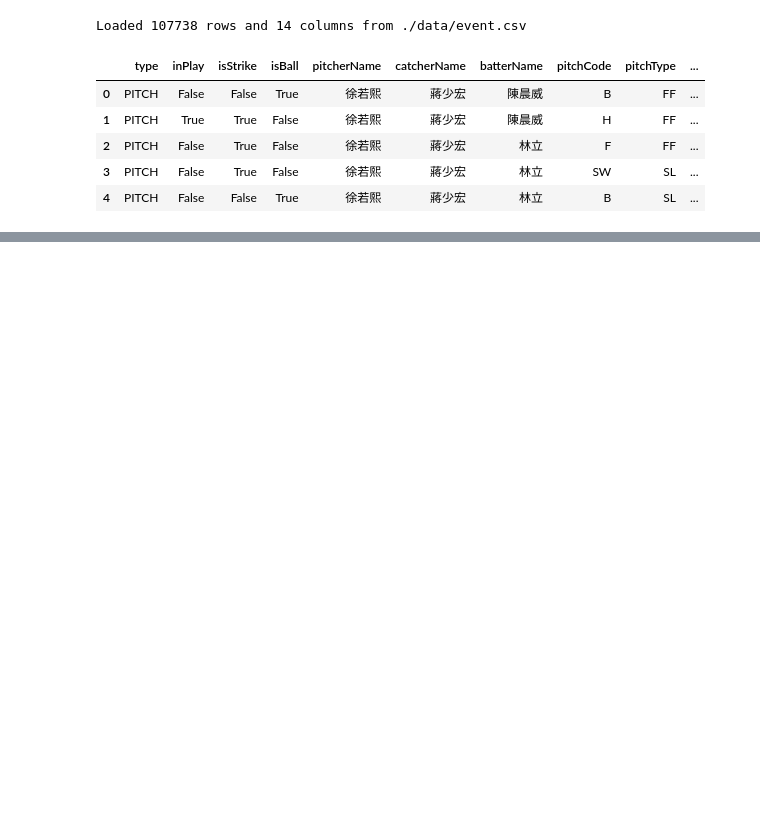
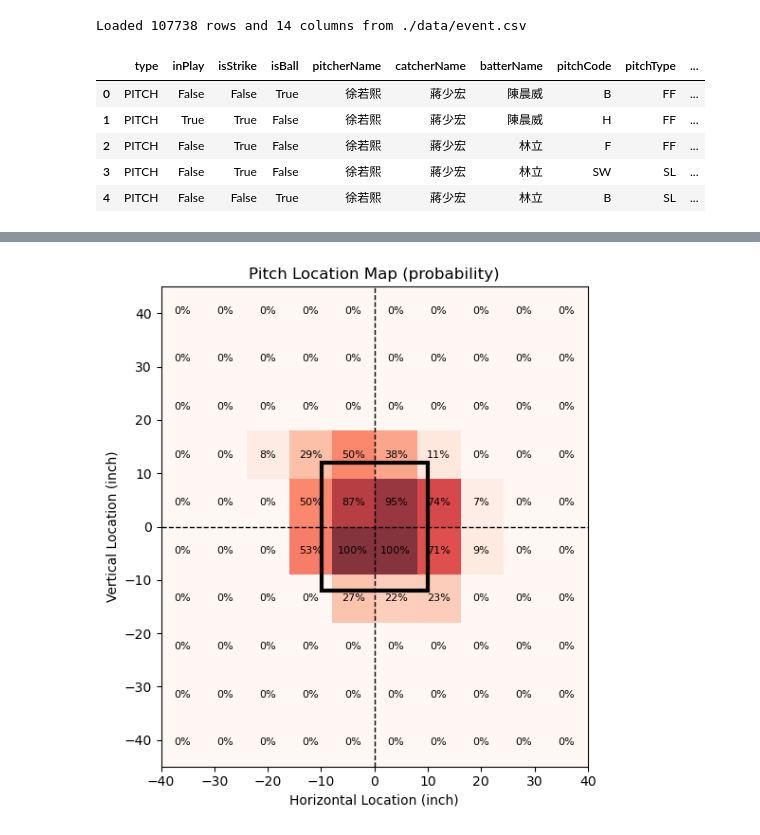
Before and after one commit to hyp0515/cpbl_data_analysis, a Jupyter notebook: position_stats_map.ipynb, the cells around one changed output, grey strips where cells are left out. Drawn from its saved outputs; the diff is of its cells as text; code cells hidden in the pictures; blank space fills up the shorter version.

```diff
--- a/position_stats_map.ipynb
+++ b/position_stats_map.ipynb
@@ -185,3 +198,25 @@ plot_map(n_pitch_matrix, type='count')
+# %%
+called_strike_matrix = np.zeros((bins, bins))
+called_strike_events = get_pitchCode_events(test_events, pitch_code='S')
+for i in range(bins):
+    for j in range(bins):
+        in_x_bin = (called_strike_events['coordX'] >= x_bin[i]) & (called_strike_events['coordX'] < x_bin[i+1])
+        in_y_bin = (called_strike_events['coordY'] >= y_bin[j]) & (called_strike_events['coordY'] < y_bin[j+1])
+        called_strike_matrix[j,i] = np.sum(in_x_bin & in_y_bin)
+
+called_ball_matrix = np.zeros((bins, bins))
+called_ball_events = get_pitchCode_events(test_events, pitch_code='B')
+for i in range(bins):
+    for j in range(bins):
+        in_x_bin = (called_ball_events['coordX'] >= x_bin[i]) & (called_ball_events['coordX'] < x_bin[i+1])
+        in_y_bin = (called_ball_events['coordY'] >= y_bin[j]) & (called_ball_events['coordY'] < y_bin[j+1])
+        called_ball_matrix[j,i] = np.sum(in_x_bin & in_y_bin)
+
+called_strike_rate = called_strike_matrix / (called_strike_matrix + called_ball_matrix + 1e-6)
+
+plot_map(called_strike_rate, type='probability')
+# %% [output]
+[figure, added]
 # %%
 fastball_matrix = np.zeros((bins, bins))
 fastballs = get_pitchType_events(test_events, pitch_types='fastball')
```
Also changed, not shown: parts of 10 cells of this notebook, 2 other files.
